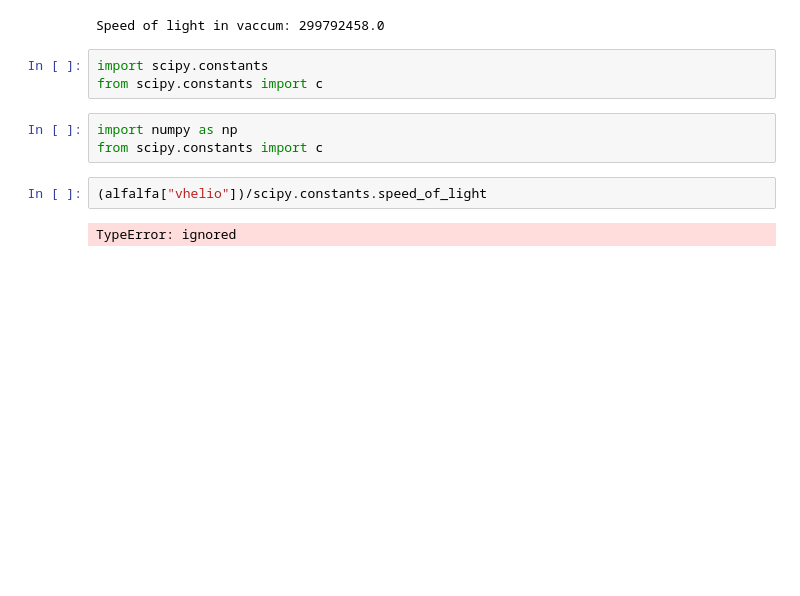
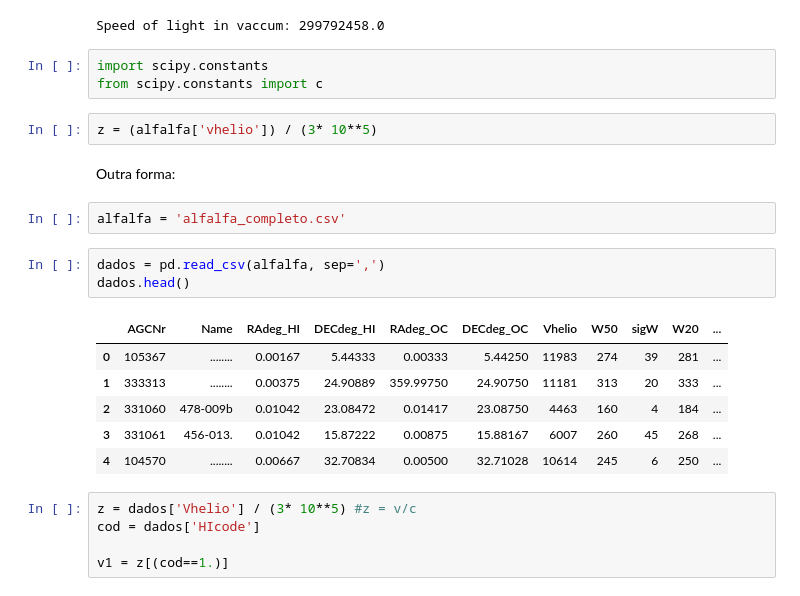
Before and after one commit to fernanda0402/Doutorado, a Jupyter notebook: Trabalho_3_de_Cosmologia_1.ipynb, the cells around one changed output. Cells and saved outputs as stored; diff of their text form; blank space fills up the shorter version.

```diff
--- a/Trabalho_3_de_Cosmologia_1.ipynb
+++ b/Trabalho_3_de_Cosmologia_1.ipynb
@@ -46,10 +68,24 @@ Speed of light in vaccum: 299792458.0
 # %%
 import scipy.constants
 from scipy.constants import c
-# %%
-import numpy as np
-from scipy.constants import c
-# %%
-(alfalfa["vhelio"])/scipy.constants.speed_of_light
-# %% [output]
-TypeError: ignored
+# %%
+z = (alfalfa['vhelio']) / (3* 10**5)
+# %% [markdown]
+Outra forma:
+# %%
+alfalfa = 'alfalfa_completo.csv'
+# %%
+dados = pd.read_csv(alfalfa, sep=',')
+dados.head()
+# %% [output]
+|  | AGCNr | Name | RAdeg_HI | DECdeg_HI | RAdeg_OC | DECdeg_OC | Vhelio | W50 | sigW | W20 | ... |
+| 0 | 105367 | ........ | 0.00167 | 5.44333 | 0.00333 | 5.44250 | 11983 | 274 | 39 | 281 | ... |
+| 1 | 333313 | ........ | 0.00375 | 24.90889 | 359.99750 | 24.90750 | 11181 | 313 | 20 | 333 | ... |
+| 2 | 331060 | 478-009b | 0.01042 | 23.08472 | 0.01417 | 23.08750 | 4463 | 160 | 4 | 184 | ... |
+| 3 | 331061 | 456-013. | 0.01042 | 15.87222 | 0.00875 | 15.88167 | 6007 | 260 | 45 | 268 | ... |
+| 4 | 104570 | ........ | 0.00667 | 32.70834 | 0.00500 | 32.71028 | 10614 | 245 | 6 | 250 | ... |
+# %%
+z = dados['Vhelio'] / (3* 10**5) #z = v/c
+cod = dados['HIcode']
+
+v1 = z[(cod==1.)]
```
Also changed, not shown: parts of 4 cells of this notebook.
